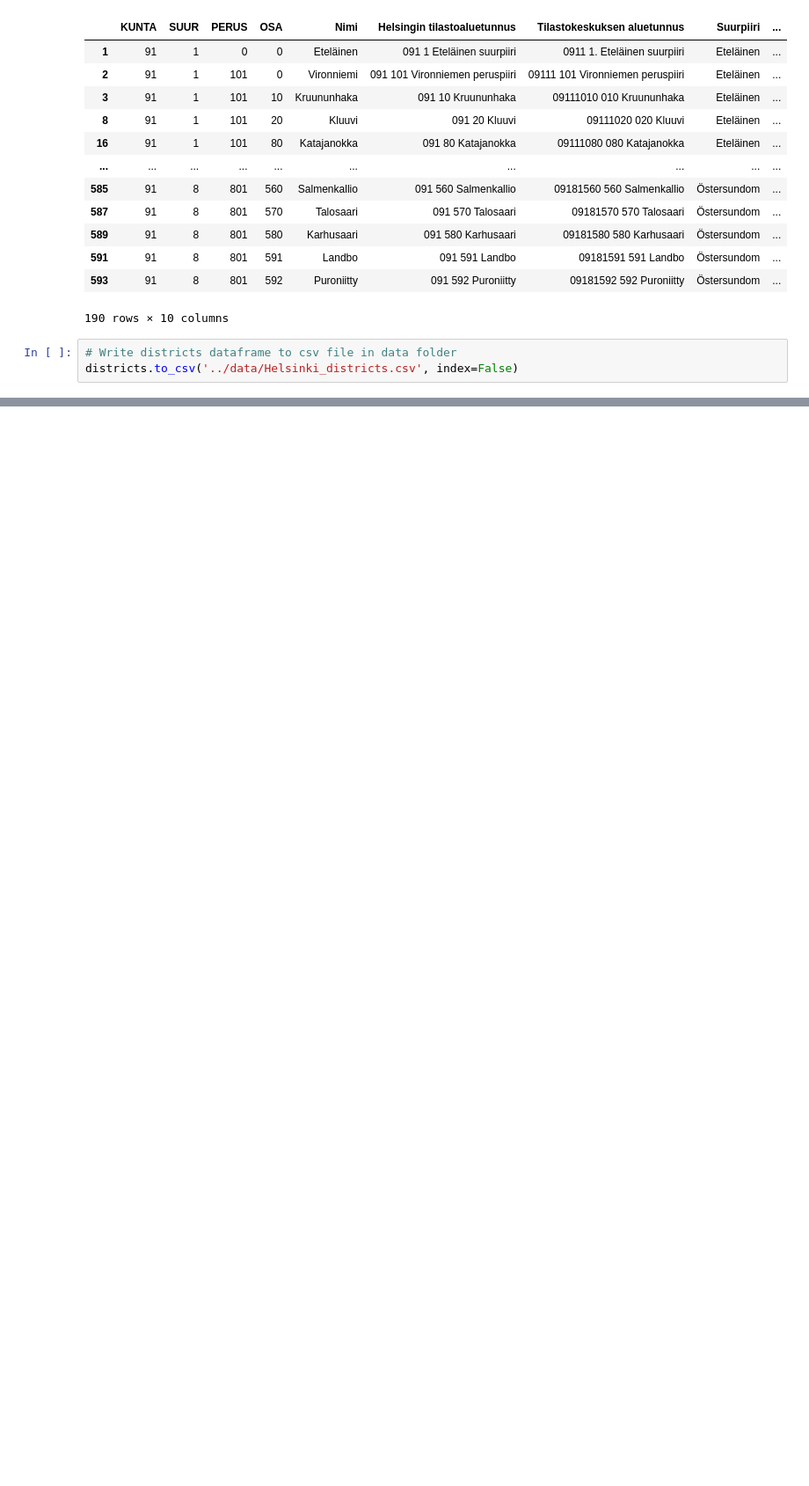
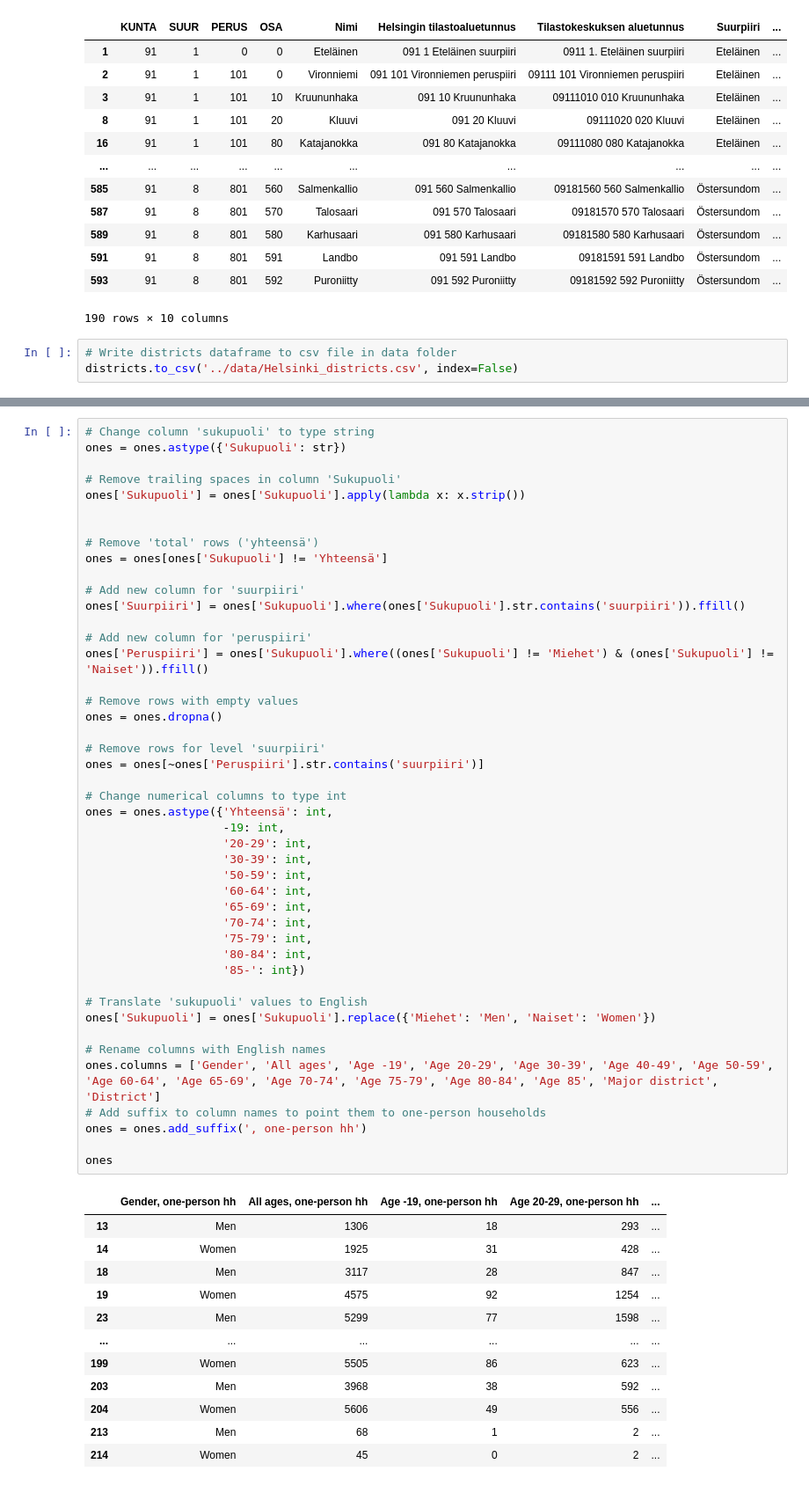
Before and after one commit to phuvio/Introduction-to-Data-Science, a Jupyter notebook: src/Introduction to Data Science - miniproject.ipynb, the cells around one changed output, grey strips where cells are left out. Shown at 88% size. Drawn from its saved outputs; the diff is of its cells as text; blank space fills up the shorter version.

```diff
--- a/src/Introduction to Data Science - miniproject.ipynb
+++ b/src/Introduction to Data Science - miniproject.ipynb
@@ -861,0 +893,58 @@ districts.to_csv('../data/Helsinki_districts.csv', index=False)
+# %%
+# Change column 'sukupuoli' to type string
+ones = ones.astype({'Sukupuoli': str})
+
+# Remove trailing spaces in column 'Sukupuoli'
+ones['Sukupuoli'] = ones['Sukupuoli'].apply(lambda x: x.strip())
+
+
+# Remove 'total' rows ('yhteensä')
+ones = ones[ones['Sukupuoli'] != 'Yhteensä']
+
+# Add new column for 'suurpiiri'
+ones['Suurpiiri'] = ones['Sukupuoli'].where(ones['Sukupuoli'].str.contains('suurpiiri')).ffill()
+
+# Add new column for 'peruspiiri'
+ones['Peruspiiri'] = ones['Sukupuoli'].where((ones['Sukupuoli'] != 'Miehet') & (ones['Sukupuoli'] != 'Naiset')).ffill()
+
+# Remove rows with empty values
+ones = ones.dropna()
+
+# Remove rows for level 'suurpiiri'
+ones = ones[~ones['Peruspiiri'].str.contains('suurpiiri')]
+
+# Change numerical columns to type int
+ones = ones.astype({'Yhteensä': int,
+                    -19: int,
+                    '20-29': int,
+                    '30-39': int,
+                    '50-59': int,
+                    '60-64': int,
+                    '65-69': int,
+                    '70-74': int,
+                    '75-79': int,
+                    '80-84': int,
+                    '85-': int})
+
+# Translate 'sukupuoli' values to English
+ones['Sukupuoli'] = ones['Sukupuoli'].replace({'Miehet': 'Men', 'Naiset': 'Women'})
+
+# Rename columns with English names
+ones.columns = ['Gender', 'All ages', 'Age -19', 'Age 20-29', 'Age 30-39', 'Age 40-49', 'Age 50-59', 'Age 60-64', 'Age 65-69', 'Age 70-74', 'Age 75-79', 'Age 80-84', 'Age 85', 'Major district', 'District']
+# Add suffix to column names to point them to one-person households
+ones = ones.add_suffix(', one-person hh')
+
+ones
+# %% [output]
+|  | Gender, one-person hh | All ages, one-person hh | Age -19, one-person hh | Age 20-29, one-person hh | ... |
+| 13 | Men | 1306 | 18 | 293 | ... |
+| 14 | Women | 1925 | 31 | 428 | ... |
+| 18 | Men | 3117 | 28 | 847 | ... |
+| 19 | Women | 4575 | 92 | 1254 | ... |
+| 23 | Men | 5299 | 77 | 1598 | ... |
+| ... | ... | ... | ... | ... | ... |
+| 199 | Women | 5505 | 86 | 623 | ... |
+| 203 | Men | 3968 | 38 | 592 | ... |
+| 204 | Women | 5606 | 49 | 556 | ... |
+| 213 | Men | 68 | 1 | 2 | ... |
+| 214 | Women | 45 | 0 | 2 | ... |
```
Also changed, not shown: parts of 4 cells of this notebook, 2 other files.
